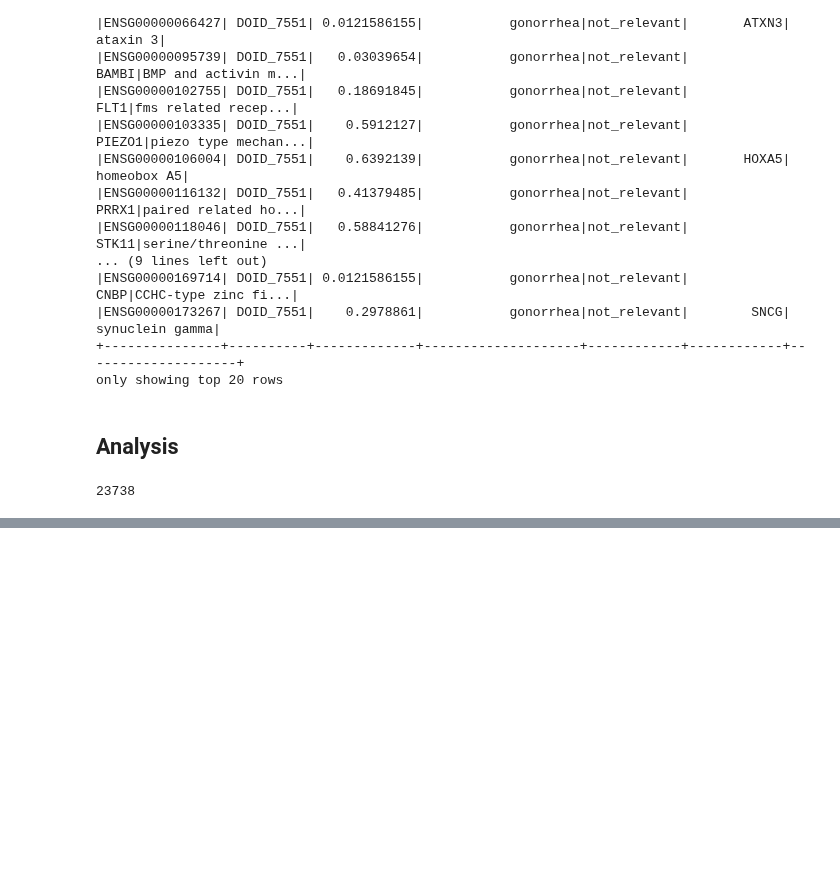
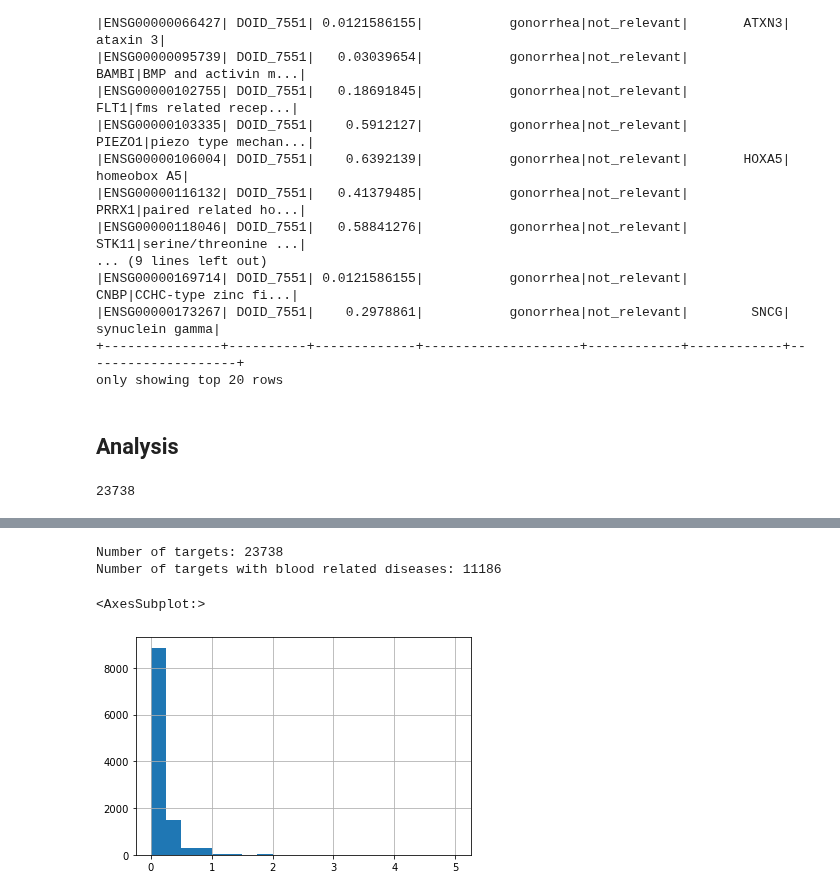
Before and after one commit to DSuveges/random_notebooks, a Jupyter notebook: 2022.06.08-disease_expansion/Bulk_analysis.ipynb, the cells around one changed output, grey strips where cells are left out. Drawn from its saved outputs; the diff is of its cells as text; code cells hidden in the pictures; blank space fills up the shorter version.

```diff
--- a/2022.06.08-disease_expansion/Bulk_analysis.ipynb
+++ b/2022.06.08-disease_expansion/Bulk_analysis.ipynb
@@ -59,8 +59,6 @@ import pyspark.sql.types as t
 import pyspark.sql.functions as f
 from pyspark.sql.window import Window
 
-
-global spark
 
 spark = (
     pyspark.sql.SparkSession
@@ -91,7 +89,7 @@ def harmonic_sum(data: list, scale_factor: float = 1, cap: float = None) -> floa
     return harmonic_sum
 
 # An UDF to calculate median:
-median_udf = f.udf(lambda l: median(l), t.FloatType())
+median_udf = f.udf(lambda l: median([x for x in l if x >= 1]), t.FloatType())
 
 association_dataset = '/Users/dsuveges/project_data/associationByDatatypeDirect'
 disease_dataset = '/Users/dsuveges/project/random_notebooks/2022.06.08-disease_expansion/diseases_efo.json'
@@ -268,0 +283,18 @@ aggregated_associations.count()
+# %%
+print(f'Number of targets: {aggregated_associations.count()}')
+print(f'Number of targets with blood related diseases: {aggregated_associations.filter(f.col("relevant_disease_count")>0).count()}')
+# %% [output]
+Number of targets: 23738
+Number of targets with blood related diseases: 11186
+# %%
+(
+    aggregated_associations
+    .filter(f.col("relevant_disease_count")>0)
+    .withColumn('diseaseRatio', f.col('relevant_disease_count')/f.col('not_relevant_disease_count'))
+    .select('diseaseRatio')
+    .toPandas().diseaseRatio
+    .hist(bins=20)
+)
+# %% [output]
+<AxesSubplot:>
+[figure, added]
```
Also changed, not shown: parts of 19 cells of this notebook, 8 other files.
